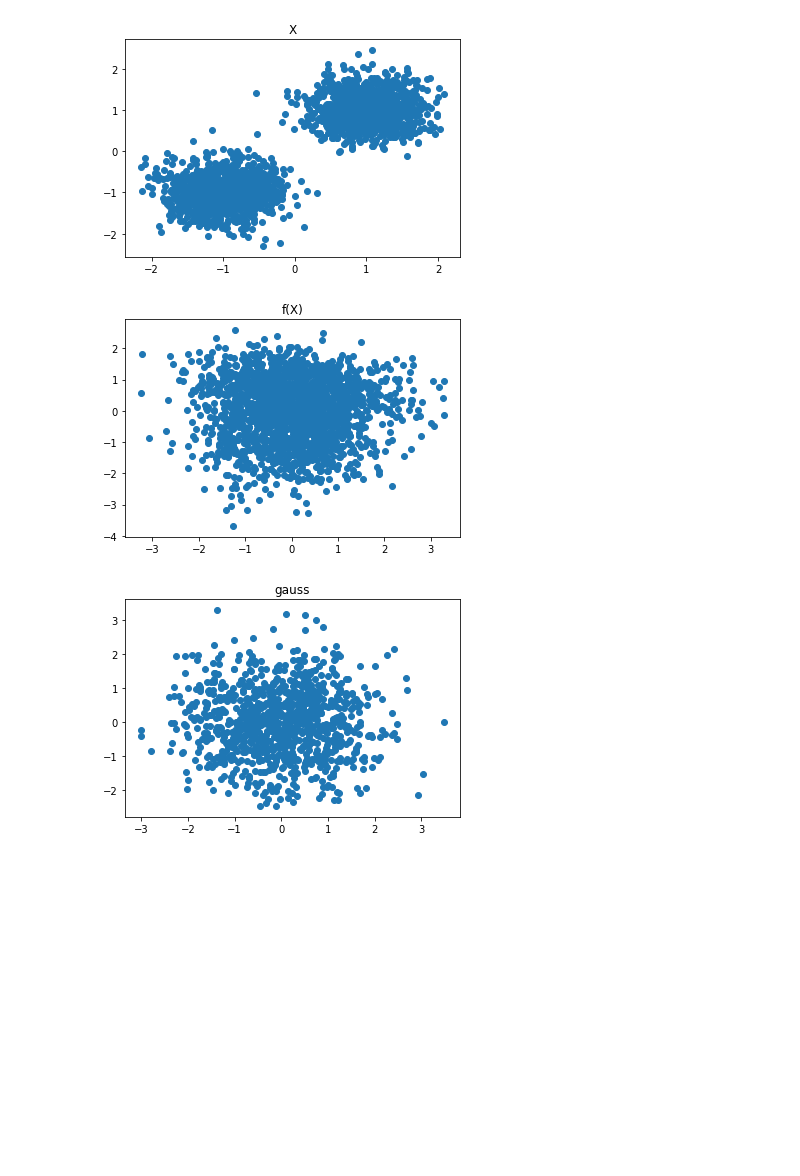
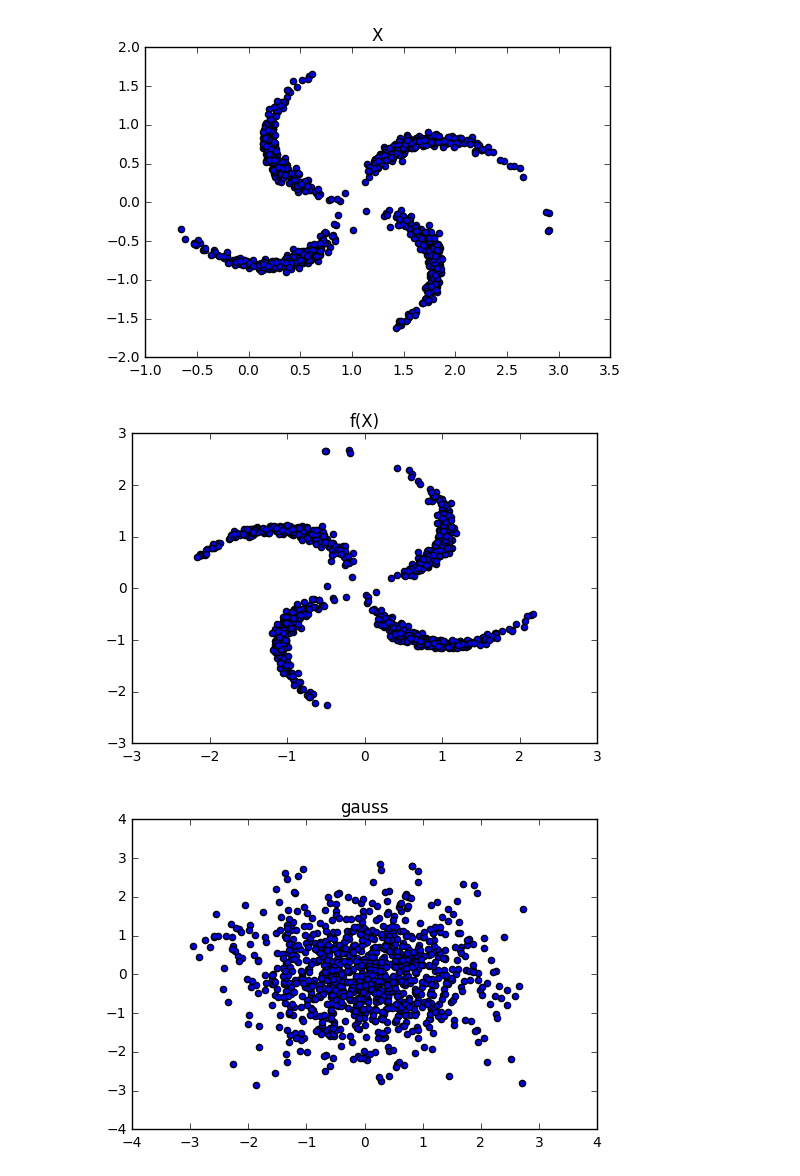
Before and after one commit to justinjfu/sandbox, a Jupyter notebook: real_nvp.ipynb, the cells around one changed output. Saved outputs shown, nothing was run; the diff lists cells and outputs as text; code cells hidden in the pictures; blank space fills up the shorter version.

```diff
--- a/real_nvp.ipynb
+++ b/real_nvp.ipynb
@@ -15,8 +15,8 @@ def gauss_data(N=1000):
     #return np.random.randn(int(N/2), 2) + np.array([2,2])
 
 def scale_gauss(N=1000, dim=2, s=1, t=0):
-    g1 = np.random.randn(N, dim)*s+t
-    g2 = np.random.randn(N, dim)*s-t
+    g1 = np.random.randn(int(N/2), dim)*s+t
+    g2 = np.random.randn(int(N/2), dim)*s-t
 
     return np.r_[g1, g2]
 
@@ -47,14 +47,20 @@ def pinwheel_data(N=10000, radial_std=.3, tangential_std=.05, num_classes=4, rat
     data = 2*data - 1.0
     """
     data = data + np.array([1,0])
+    #data = np.c_[data, data]
     return data
 
-get_data = lambda N: scale_gauss(N, dim=4, s=0.4, t=1)
+get_data = lambda N: pinwheel_data(N=N, num_classes=4)
+#get_data = lambda N: scale_gauss(N, dim=4, s=np.array([1,0.1,1, 0.1]), t=2)
 
-def plot_data(X, title=None):
+def plot_data(X, title=None, xlim=None, ylim=None):
     if title:
         plt.title(title)
     plt.scatter(X[:,0], X[:,1])
+    if xlim:
+        plt.xlim(xlim[0], xlim[1])
+    if ylim:
+        plt.ylim(ylim[0], ylim[1])
     plt.show()
 
-#plot_data(get_data())
+plot_data(get_data(1000))
@@ -200,14 +223,20 @@ class RealNVPModel(object):
             #logdetjac = coupling_layer_logdetjac(self.X, name='l1', reuse=True, flip=flip)
             #fZ = coupling_layer_inv(self.Z, name='l1', reuse=True, flip=flip)
             nvpnet = NVPNetwork() >> \
-                CouplingLayer(dX, transf=relu_net) >> FlipLayer(dX) >>  \
-                CouplingLayer(dX, transf=relu_net) >> FlipLayer(dX) >>  \
-                CouplingLayer(dX) >> FlipLayer(dX) >>\
-                CouplingLayer(dX)
+                CouplingLayer(dX, transf=relu_net) >> FlipLayer(dX) >> \
+                CouplingLayer(dX, transf=relu_net) >> ScatterLayer(dX) >> \
+                CouplingLayer(dX, transf=relu_net) >> FlipLayer(dX) >> \
+                CouplingLayer(dX, transf=relu_net) >> ScatterLayer(dX) >> \
+                CouplingLayer(dX, transf=relu_net) >> FlipLayer(dX) >> \
+                CouplingLayer(dX, transf=relu_net) >> ScatterLayer(dX) >> \
+                CouplingLayer(dX, transf=relu_net) >> FlipLayer(dX) >> \
+                CouplingLayer(dX, transf=relu_net) >> ScatterLayer(dX) >> \
+                CouplingLayer(dX, transf=relu_net) >> FlipLayer(dX)
+                #CouplingLayer(dX, transf=linear) >> FlipLayer(dX) >>
+                #CouplingLayer(dX, transf=linear)
 
             fX, logdetjac = nvpnet.forward_and_jac(self.X)
             fZ = nvpnet.inverse(self.Z)
-
 
             self.fZ = fZ
             self.fX = fX
@@ -251,10 +280,10 @@ class RealNVPModel(object):
 # %%
 tf.reset_default_graph()
 sess = tf.Session()
-model = RealNVPModel(dX=4)
+data = get_data(N=10000)
+model = RealNVPModel(dX=data.shape[1])
 
 with sess.as_default():
     sess.run(tf.global_variables_initializer())
-    data = get_data(N=5000)
-    model.fit(data, itrs=12000)
+    model.fit(data, itrs=20000)
 # %% [output]
@@ -278,17 +307,17 @@ Itr 1000 loss: 3.335
 # %%
 with sess.as_default():
     data = get_data(N=1000)
     plot_data(data, title='X')
 
     Z = model.fwd_map(data)
     plot_data(Z, title='f(X)')
     plot_data(np.random.randn(1000, 2), title='gauss')
 
     Xhat = model.inv_map(Z)
     plot_data(Xhat, title='f-1(f(X))')
 
-    plot_data(model.sample(N=1000), title='samples')
+    plot_data(model.sample(N=1000), title='samples', xlim=[-1,3], ylim=[-3,3])
 # %% [output]
-[figure, old version]
+[figure, new version]
-[figure, old version]
+[figure, new version]
-[figure, old version]
+[figure, new version]
```
Also changed, not shown: parts of 4 cells of this notebook, 2 other files.
